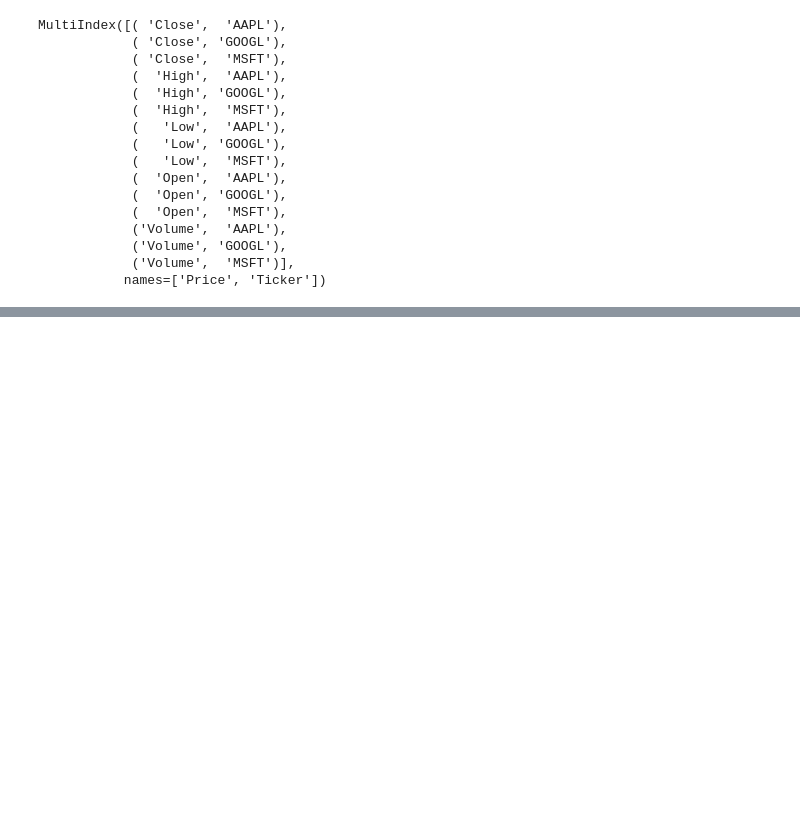
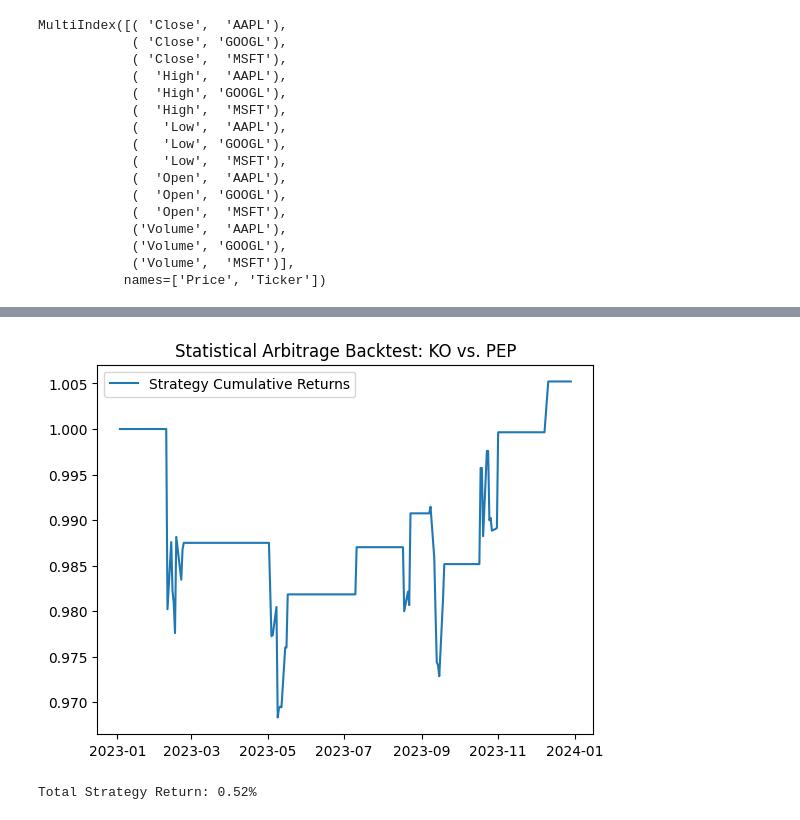
Before and after one commit to kevinguii/quanty, a Jupyter notebook: statistial_arbitrage.ipynb, the cells around one changed output, grey strips where cells are left out. Saved outputs shown, nothing was run; the diff lists cells and outputs as text; code cells hidden in the pictures; blank space fills up the shorter version.

```diff
--- a/statistial_arbitrage.ipynb
+++ b/statistial_arbitrage.ipynb
@@ -66,0 +161,22 @@ dtype: float64
+# %%
+# Daily returns
+daily_returns = data.pct_change().dropna()
+
+# Strategy returns (signals applied to KO and PEP returns)
+strategy_returns = (signals.shift(1) * daily_returns).sum(axis=1)
+
+# Cumulative returns
+cumulative_returns = (1 + strategy_returns).cumprod()
+
+# Plot
+plt.plot(cumulative_returns, label="Strategy Cumulative Returns")
+plt.title("Statistical Arbitrage Backtest: KO vs. PEP")
+plt.legend()
+plt.show()
+
+# Total return
+total_return = cumulative_returns.iloc[-1] - 1
+print(f"Total Strategy Return: {total_return:.2%}")
+# %% [output]
+[figure, added]
+Total Strategy Return: 0.52%
```
Also changed, not shown: parts of 7 cells of this notebook.
